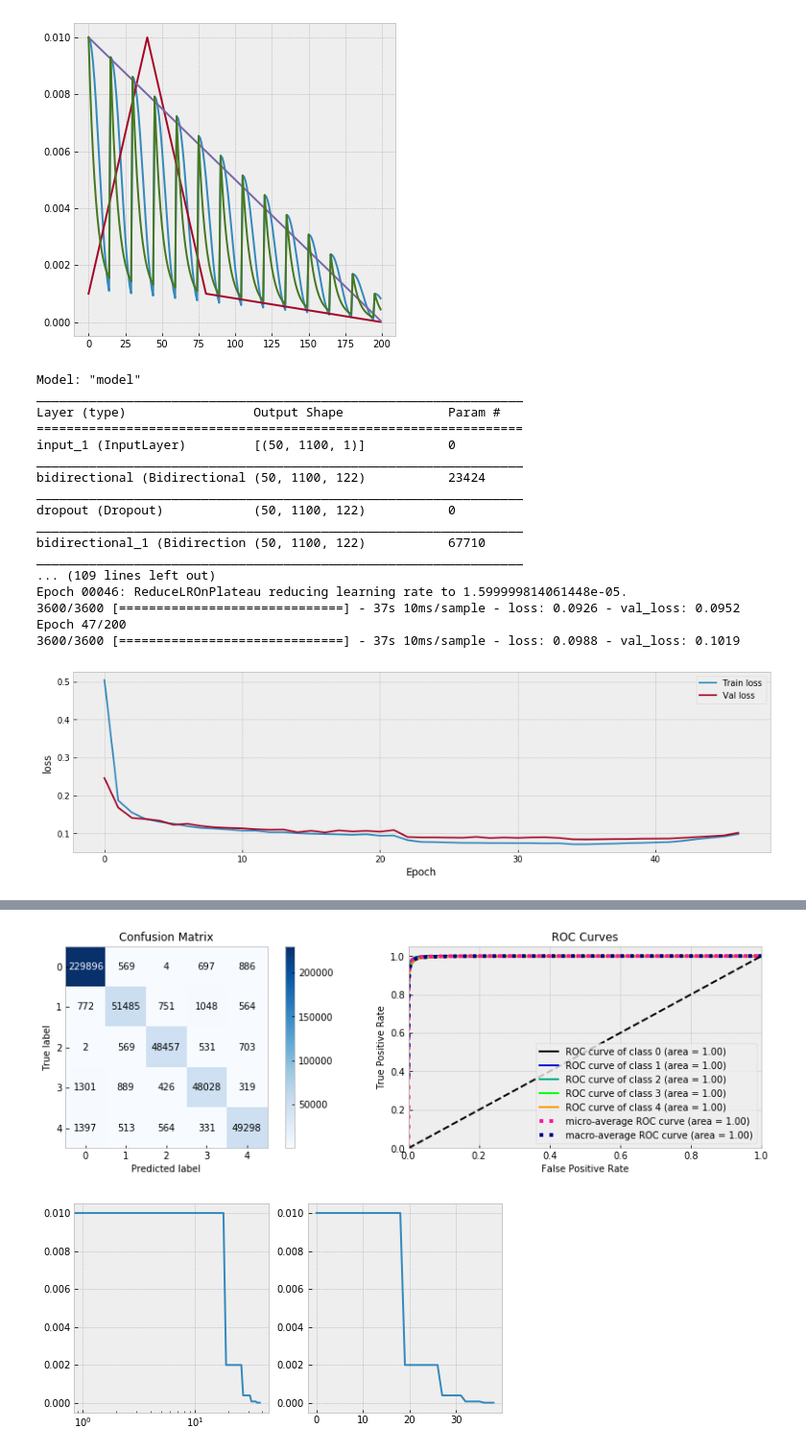
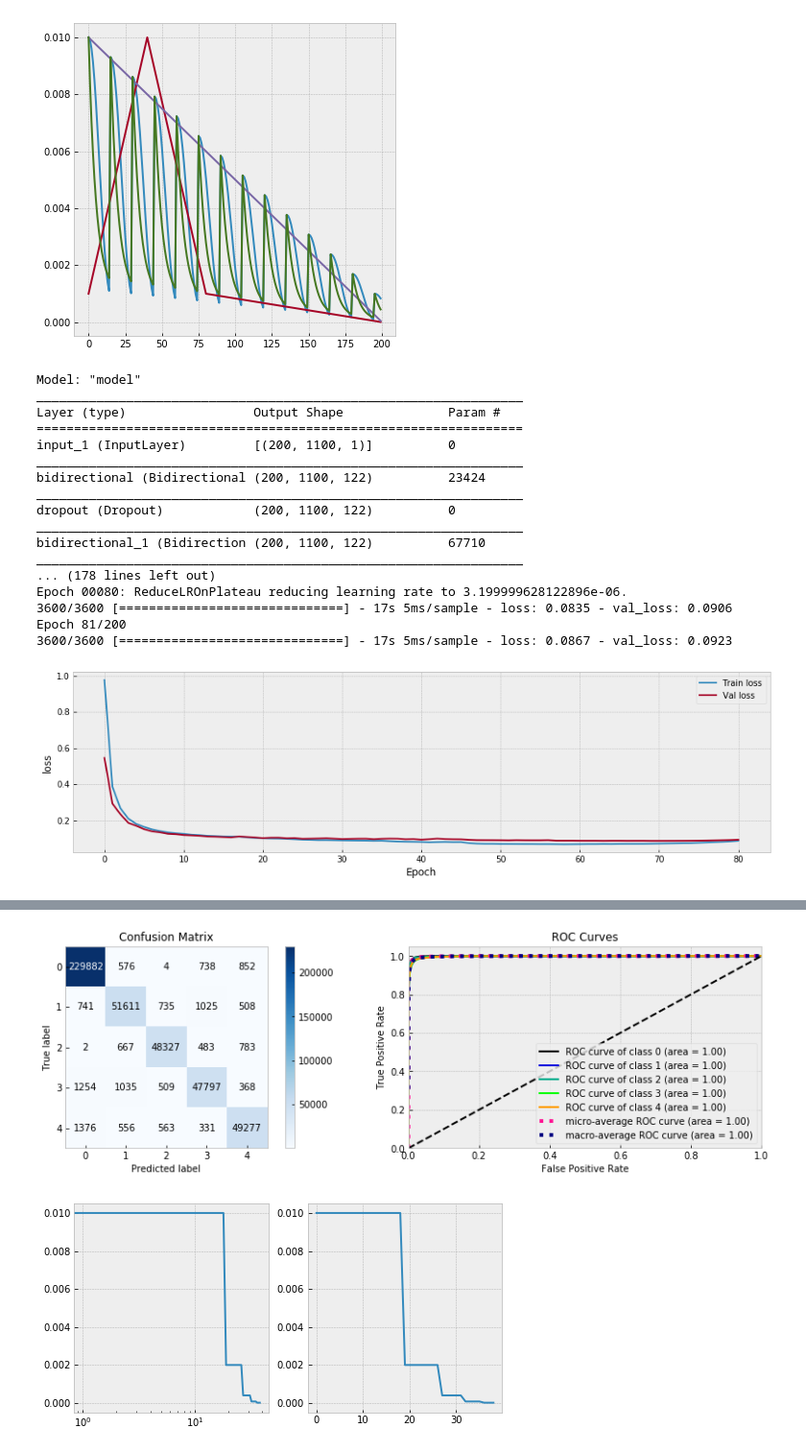
Before and after one commit to ABV-Hub/crowdanalytix, a Jupyter notebook: workinprogress.ipynb, the cells around one changed output, grey strips where cells are left out. Shown at 96% size. Drawn from its saved outputs; the diff is of its cells as text; code cells hidden in the pictures.

```diff
--- a/workinprogress.ipynb
+++ b/workinprogress.ipynb
@@ -263,7 +266,7 @@ tf.keras.backend.clear_session()
 FEATURES_NUM = data.shape[1]-1
 TARGET_TYPES = 5
 EPOCHS = 200
-BS = 50
+BS = 200
 BLOCK=1100
 
 rn.seed(RS)
@@ -297,13 +300,13 @@ y_cv_ = y_cv.reshape(-1, BLOCK, 1)
 weight_decay = 0.03
 inputs = Input(shape=(BLOCK, FEATURES_NUM,), batch_size=BS)
 #x = Bidirectional(GRU(61, return_sequences=True, kernel_regularizer=l2(weight_decay)))(inputs)
-x = Bidirectional(GRU(61, return_sequences=True, stateful=True))(inputs)
+x = Bidirectional(GRU(61, return_sequences=True))(inputs)
 x = Dropout(0.5)(x)
-x = Bidirectional(GRU(61, return_sequences=True, stateful=True))(x)
+x = Bidirectional(GRU(61, return_sequences=True))(x)
 x = Dropout(0.5)(x)
-x = Bidirectional(GRU(61, return_sequences=True, stateful=True))(x)
+x = Bidirectional(GRU(61, return_sequences=True))(x)
 x = Dropout(0.5)(x)
-x = Bidirectional(GRU(61, return_sequences=True, stateful=True))(x)
+x = Bidirectional(GRU(61, return_sequences=True))(x)
 
 # x, forward_h, backward_h = Bidirectional(GRU(64, return_sequences=True, return_state=True))(x)
 # state_h = Concatenate()([forward_h, backward_h])
@@ -349,40 +352,40 @@ history = model.fit(X_train, y_train_,
           use_multiprocessing=True,
           verbose=1,
           validation_data=(X_cv, y_cv_),
           callbacks=[early_stop, reset_states, model_save, lr_schedule]) #lr_schedule
 
 model = load_model('my_checkpoint.h5')
 
 plot_history(history, model.metrics_names)
 
 print(f'train loss: {np.min(history.history["loss"]):.5f} val loss:{np.min(history.history["val_loss"]):.5f}')
 
 model.reset_states()
 
 cv_pred_proba = model.predict(X_cv, use_multiprocessing=True)
 cv_pred_proba = cv_pred_proba.reshape(-1, TARGET_TYPES)
 cv_pred = cv_pred_proba.argmax(axis=1)
 
 fig = plt.figure(figsize=(15,4))
 skplt.metrics.plot_confusion_matrix(y_cv, cv_pred, ax=fig.add_subplot(1, 2, 1))
 skplt.metrics.plot_roc(y_cv, cv_pred_proba, ax=fig.add_subplot(1, 2, 2))
 plt.show()
 # %% [output]
 Model: "model"
 _________________________________________________________________
 Layer (type)                 Output Shape              Param #
 =================================================================
-input_1 (InputLayer)         [(50, 1100, 1)]           0
+input_1 (InputLayer)         [(200, 1100, 1)]          0
 _________________________________________________________________
-bidirectional (Bidirectional (50, 1100, 122)           23424
+bidirectional (Bidirectional (200, 1100, 122)          23424
 _________________________________________________________________
-dropout (Dropout)            (50, 1100, 122)           0
+dropout (Dropout)            (200, 1100, 122)          0
 _________________________________________________________________
-bidirectional_1 (Bidirection (50, 1100, 122)           67710
+bidirectional_1 (Bidirection (200, 1100, 122)          67710
 _________________________________________________________________
-... (109 lines left out)
-Epoch 00046: ReduceLROnPlateau reducing learning rate to 1.599999814061448e-05.
-3600/3600 [==============================] - 37s 10ms/sample - loss: 0.0926 - val_loss: 0.0952
-Epoch 47/200
-3600/3600 [==============================] - 37s 10ms/sample - loss: 0.0988 - val_loss: 0.1019
+... (178 lines left out)
+Epoch 00080: ReduceLROnPlateau reducing learning rate to 3.199999628122896e-06.
+3600/3600 [==============================] - 17s 5ms/sample - loss: 0.0835 - val_loss: 0.0906
+Epoch 81/200
+3600/3600 [==============================] - 17s 5ms/sample - loss: 0.0867 - val_loss: 0.0923
-[figure, old version]
+[figure, new version]
```
Also changed, not shown: parts of 4 cells of this notebook.
